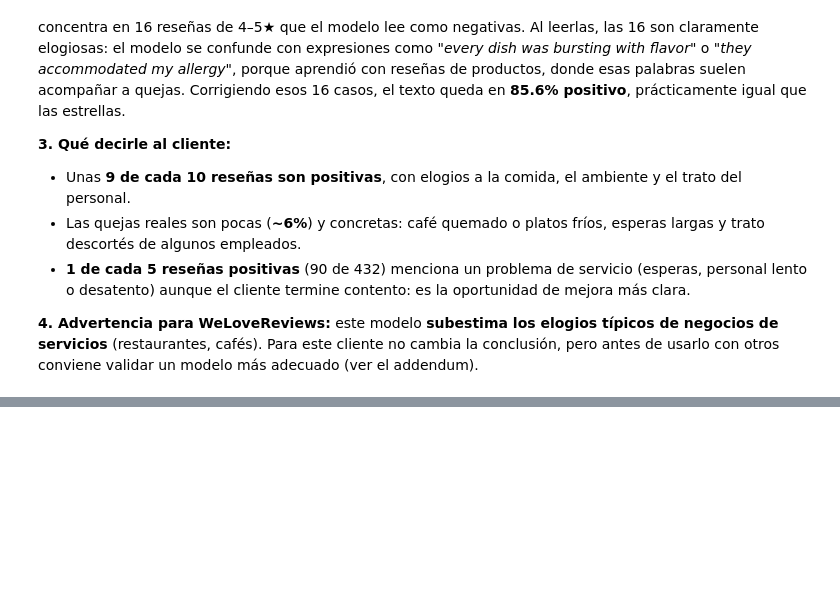
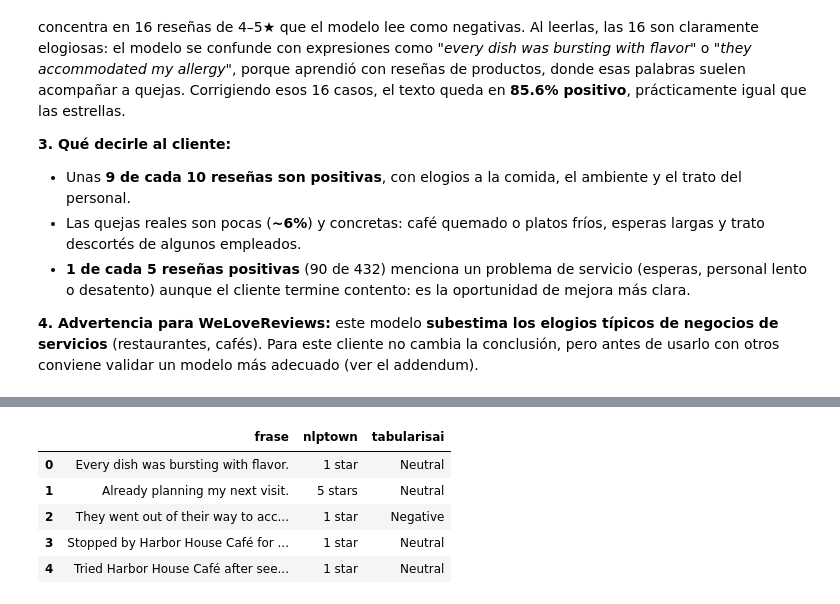
Before and after one commit to 4GeeksAcademy/juan-gouveia-machine-learning-python-template, a Jupyter notebook: src/explore.ipynb, the cells around one changed output, grey strips where cells are left out. Cells and saved outputs as stored; diff of their text form; code cells hidden in the pictures; blank space fills up the shorter version.

```diff
--- a/src/explore.ipynb
+++ b/src/explore.ipynb
@@ -670,0 +748,17 @@ summary
+# %%
+suspects = SUSPECT_PHRASES + [
+    "Stopped by Harbor House Café for the first time.",
+    "Tried Harbor House Café after seeing it recommended online.",
+]
+pd.DataFrame({
+    "frase": suspects,
+    "nlptown": [p["label"] for p in sentiment_clf(suspects)],
+    "tabularisai": [p["label"] for p in alt_clf(suspects)],
+})
+# %% [output]
+|  | frase | nlptown | tabularisai |
+| 0 | Every dish was bursting with flavor. | 1 star | Neutral |
+| 1 | Already planning my next visit. | 5 stars | Neutral |
+| 2 | They went out of their way to acc... | 1 star | Negative |
+| 3 | Stopped by Harbor House Café for ... | 1 star | Neutral |
+| 4 | Tried Harbor House Café after see... | 1 star | Neutral |
```
Also changed, not shown: parts of 8 cells of this notebook.
